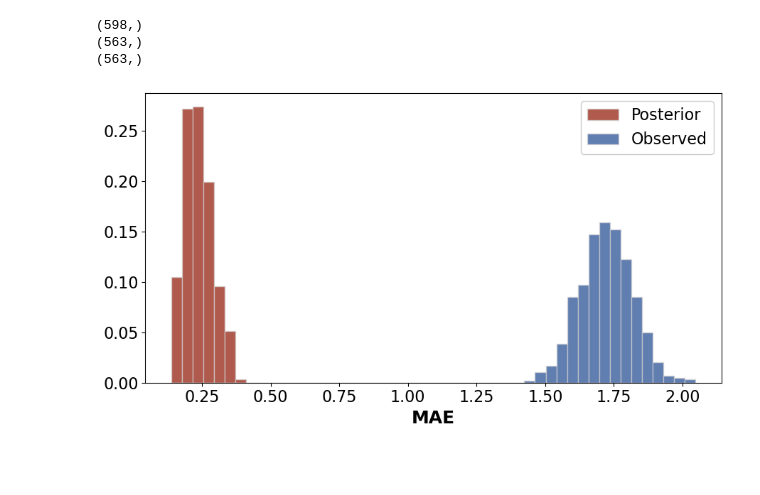
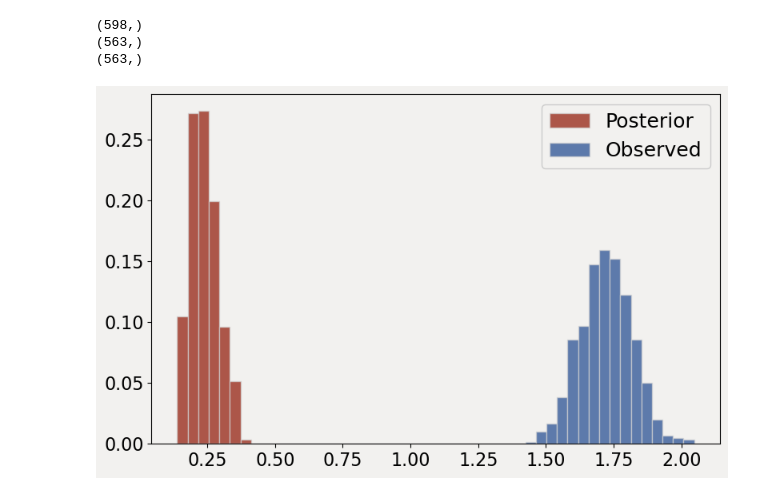
Before and after one commit to barwein/BayesProxyNets, a Jupyter notebook: Simulations/Sim_results_analysis.ipynb, the cells around one changed output. Cells and saved outputs as stored; diff of their text form; code cells hidden in the pictures; blank space fills up the shorter version.

```diff
--- a/Simulations/Sim_results_analysis.ipynb
+++ b/Simulations/Sim_results_analysis.ipynb
@@ -10,9 +10,10 @@ import re
 from toolz.curried import unique
 # %%
 # beige_color = (255/255,253/255,250/255)
-beige_color = '#FFFDFA'
+# beige_color = '#FFFDFA'
+beige_color = '#f2f1ef'
 
-# sns.set_theme(style="ticks", rc={'figure.facecolor': beige_color, 'axes.facecolor' : beige_color})
+sns.set_theme(style="ticks", rc={'figure.facecolor': beige_color, 'axes.facecolor' : beige_color})
 sns.set_theme(style="ticks")
 # sns.set_context("talk")
 # sns.set_context("poster")
@@ -469,42 +535,47 @@ def plot_percentage_histogram(data, bin_edges, ax, label, color, alpha=0.7):
 
 # Set the figure style
 plt.style.use('default')  # Reset to default style
-fig, ax = plt.subplots(figsize=(9, 5), facecolor='white')  # Set figure background to white
-ax.set_facecolor('white')  # Set axis background to white
+# fig, ax = plt.subplots(figsize=(9, 5), facecolor='white')  # Set figure background to white
+fig, ax = plt.subplots(figsize=(8, 5), facecolor=beige_color)  # Set figure background to white
+# ax.set_facecolor('white')  # Set axis background to white
+ax.set_facecolor(beige_color)  # Set axis background to white
 
 
 # Define common bin edges
 common_bin_edges = np.linspace(min(min(zeigen_mae_obs), min(esti_zeigen_mae_post)),
                                max(max(zeigen_mae_obs), max(esti_zeigen_mae_post)),
                                50)
 
 # Plot histograms as density
 plot_percentage_histogram(esti_zeigen_mae_post, common_bin_edges, ax, 'Posterior', 'xkcd:brick red')
 plot_percentage_histogram(zeigen_mae_obs, common_bin_edges, ax, 'Observed', 'xkcd:cobalt')
 
 # Set labels and title
-ax.set_xlabel('MAE', fontsize=18, fontweight='bold')
+# ax.set_xlabel('MAE', fontsize=18, fontweight='bold')
 ax.set_ylabel('')
 ax.set_title('')
 
 # Adjust y-axis to show correct percentage
 # ax.yaxis.set_major_formatter(plt.FuncFormatter(lambda x, p: f"{x:.1f}%"))
 
 # Increase font size of tick labels
 ax.tick_params(axis='both', which='major', labelsize=16)
 
 # Add legend
-ax.legend(fontsize=16, frameon=True, fancybox=True, framealpha=1)
+ax.legend(fontsize=18, frameon=True, fancybox=True, framealpha=1, facecolor = beige_color)
 
 # Set edges to black
 ax.spines['bottom'].set_color('black')
 ax.spines['top'].set_color('black')
 ax.spines['left'].set_color('black')
 ax.spines['right'].set_color('black')
 
 # Save the figure
 plt.tight_layout()
-plt.savefig('Simulations/results/figs/mae_hist.png', dpi=1000)
+plt.savefig('Simulations/results/figs/mae_hist.png',
+            dpi=1000,
+            bbox_inches='tight',
+            facecolor=beige_color)
 plt.show()
 # %% [output]
-[figure, old version]
+[figure, new version]
```
Also changed, not shown: parts of 10 cells of this notebook, 16 other files.
